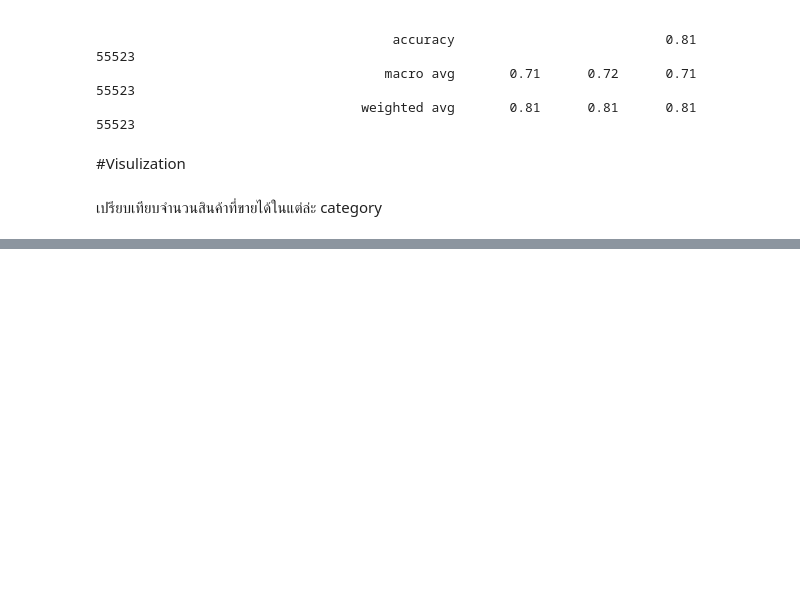
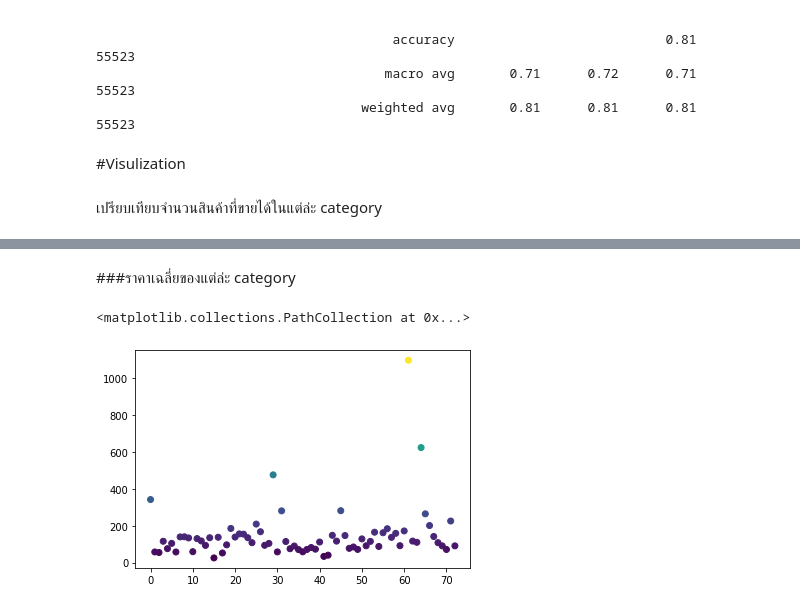
Before and after one commit to 603021852-8/DWDM21, a Jupyter notebook: Group_Project.ipynb, the cells around one changed output, grey strips where cells are left out. Saved outputs shown, nothing was run; the diff lists cells and outputs as text; code cells hidden in the pictures; blank space fills up the shorter version.

```diff
--- a/Group_Project.ipynb
+++ b/Group_Project.ipynb
@@ -648,0 +722,4 @@ import numpy as np
+# %%
+#หาค่าเฉลี่ยของ ราคา,ค่าส่ง,ความสูง,ความยาว,น้ำหนัก และ ความกว้าง
+data_mean = data_dropped.groupby('product_category_name')[['price','freight_value','product_height_cm','product_length_cm','product_weight_g', 'product_width_cm']].mean().reset_index()
+data_mean
@@ -648,0 +740,9 @@ import numpy as np
+# %% [markdown]
+###ราคาเฉลี่ยของแต่ล่ะ category
+# %%
+
+#พล็อตกราฟ scatter ราคาเฉลี่ยของแต่ล่ะ category
+plt.scatter(range(len(data_mean.iloc[:,1])),data_mean.iloc[:,1],c=0.3*data_mean.iloc[:,1])
+# %% [output]
+<matplotlib.collections.PathCollection at 0x...>
+[figure, added]
```
Also changed, not shown: parts of 25 cells of this notebook.
